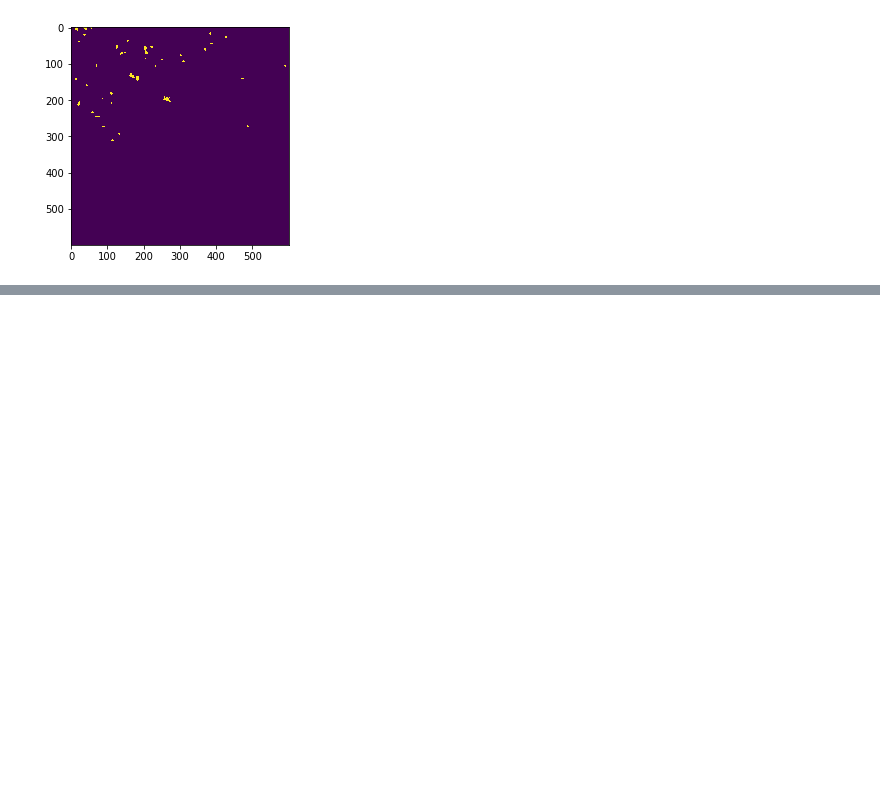
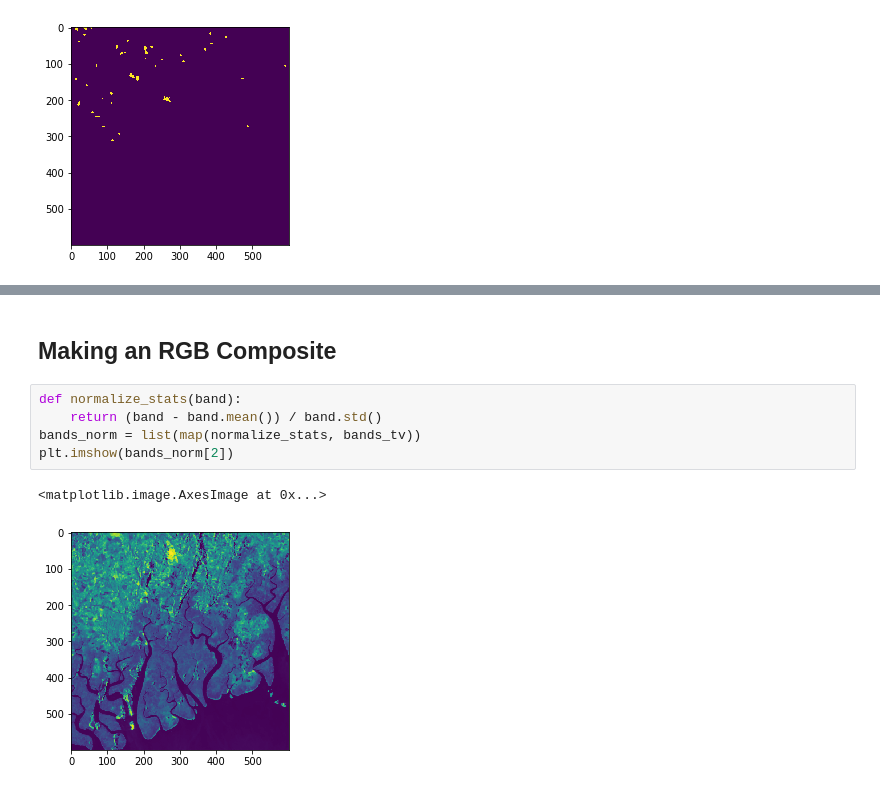
Before and after one commit to simard-landscape-lab/sari-tutorial, a Jupyter notebook: 8-Change Detection/8_Change_Detection.ipynb, the cells around one changed output, grey strips where cells are left out. Drawn from its saved outputs; the diff is of its cells as text; blank space fills up the shorter version.

```diff
--- a/8-Change Detection/8_Change_Detection.ipynb
+++ b/8-Change Detection/8_Change_Detection.ipynb
@@ -231,0 +260,10 @@ polygonize_array_to_shapefile(changes,
+# %% [markdown]
+## Making an RGB Composite
+# %%
+def normalize_stats(band):
+    return (band - band.mean()) / band.std()
+bands_norm = list(map(normalize_stats, bands_tv))
+plt.imshow(bands_norm[2])
+# %% [output]
+<matplotlib.image.AxesImage at 0x...>
+[figure, added]
```
Also changed, not shown: parts of 29 cells of this notebook.
